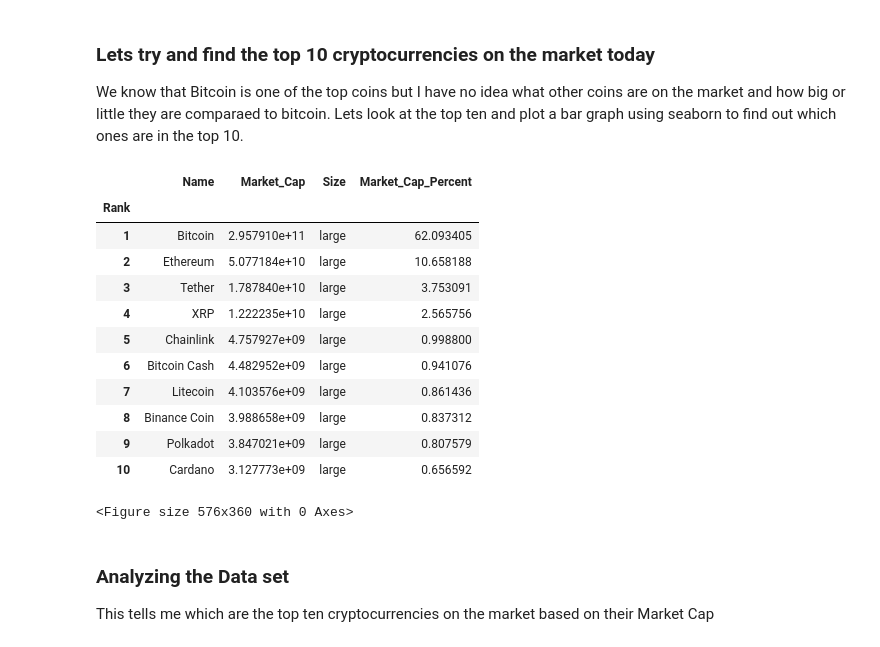
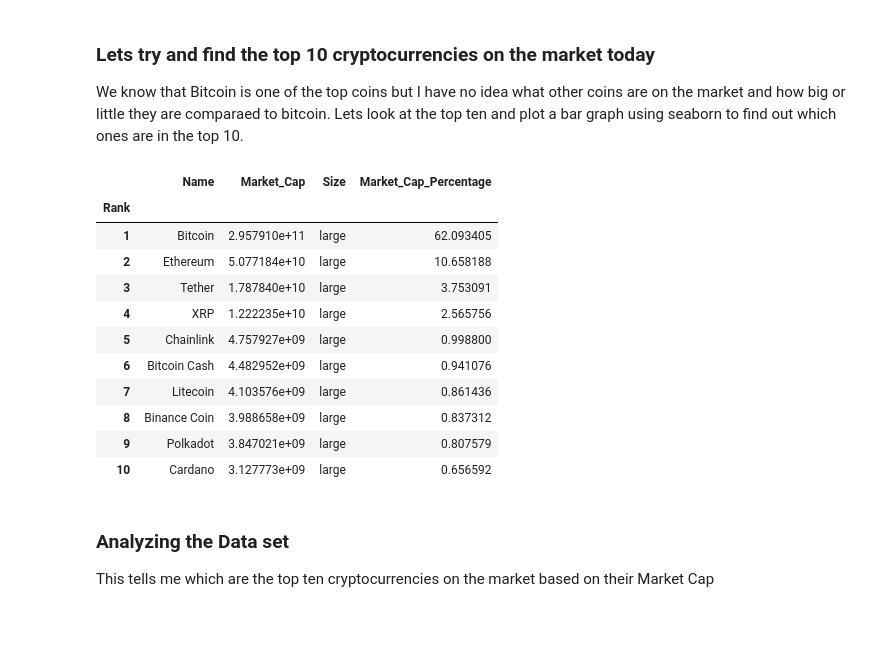
Before and after one commit to data301-2020-winter1/course-project-solo_334, a Jupyter notebook: solo project/Milestone 3/Exploring_Cryptocurrencies2.ipynb, the cells around one changed output. Drawn from its saved outputs; the diff is of its cells as text; code cells hidden in the pictures.

```diff
--- a/solo project/Milestone 3/Exploring_Cryptocurrencies2.ipynb
+++ b/solo project/Milestone 3/Exploring_Cryptocurrencies2.ipynb
@@ -43,14 +43,14 @@ I am now going to try and find the volatility of cryptocurrencies in general to
 # %% [markdown]
 <p> I am going to read in the data and select rank and market cap columns to find how many lines there are in the dataset</p>
 # %%
-# Reading and loading data
-crypto_currancy = pd.read_csv('c:/School/Data301/course-project-solo_334/solo project/data/raw/Cryptocurrency uptodate files/crypto_currency_index.csv')
+# Reading and loading data into pandas dataframe
+crypto_currancies = pd.read_csv('c:/School/Data301/course-project-solo_334/solo project/data/raw/Cryptocurrency uptodate files/crypto_currency_index.csv')
 
 # Selecting the 'Rank', 'Name', 'Market_Cap' and 'Size' columns
-market_cap_raw = crypto_currancy[['Rank','Name','Market_Cap', 'Size']]
+cryptomarket_cap_raw = crypto_currancies[['Rank','Name','Market_Cap', 'Size']]
 
-# Counting the number of values
-market_cap_raw.count().head()
+# Counting the number and displaying the head
+cryptomarket_cap_raw.count().head()
 # %% [output]
 Rank          3685
 Name          3685
@@ -64,11 +64,11 @@ dtype: int64
 ### We first want to do a little cleaning on the data
 <p>We do not need to look at cryptocurrencies that have zero market capialization as they are not relivent for this project. </p>
 # %%
-# Filtering out rows that have zero market capitalization
-cap = market_cap_raw.query('Market_Cap >0')
+# cryptomarket_cap filtering out rows that have zero market capitalization
+cryptomarket_cap = cryptomarket_cap_raw.query('Market_Cap >0')
 
-# Counting the number of values again
-cap.count()
+# Counting the number of values again to see how many rows we removed
+cryptomarket_cap.count()
 # %% [output]
 Rank          2265
 Name          2265
@@ -83,14 +83,15 @@ dtype: int64
 <p> We know that Bitcoin is one of the top coins but I have no idea what other coins are on the market and how big or little they are comparaed to bitcoin. Lets look at the top ten and plot a bar graph using seaborn to find out which ones are in the top 10.</p>
 # %%
 
-plt.figure(figsize=(8,5))
+# we are creating a marketcap_top by selecting the first 10 rows, setting index to Rank, and Calculating Market_Cap_Percentage using method chaining and lambda
+cryptomarketcap_top = (cryptomarket_cap[:10]
+           .set_index('Rank')
+            .assign(Market_Cap_Percentage = lambda x: (x.Market_Cap / cryptomarket_cap.Market_Cap.sum())*100))
 
-# Selecting the first 10 rows, setting index to Rank, and Calculating Market_Cap_Percent using method chaining and lambda
-cap10 = (cap[:10].set_index('Rank').assign(Market_Cap_Percent = lambda x: (x.Market_Cap / cap.Market_Cap.sum())*100))
-
-cap10
+#displaying the top 10
+cryptomarketcap_top.head(10)
 # %% [output]
-|  | Name | Market_Cap | Size | Market_Cap_Percent |
+|  | Name | Market_Cap | Size | Market_Cap_Percentage |
 | Rank |  |  |  |  |
 | 1 | Bitcoin | 2.957910e+11 | large | 62.093405 |
 | 2 | Ethereum | 5.077184e+10 | large | 10.658188 |
@@ -102,7 +103,6 @@ cap10
 | 8 | Binance Coin | 3.988658e+09 | large | 0.837312 |
 | 9 | Polkadot | 3.847021e+09 | large | 0.807579 |
 | 10 | Cardano | 3.127773e+09 | large | 0.656592 |
-<Figure size 576x360 with 0 Axes>
 # %% [markdown]
 ### Analyzing the Data set
 <p> This tells me which are the top ten cryptocurrencies on the market based on their Market Cap</p>
```
Also changed, not shown: parts of 52 cells of this notebook, 1 other file.
